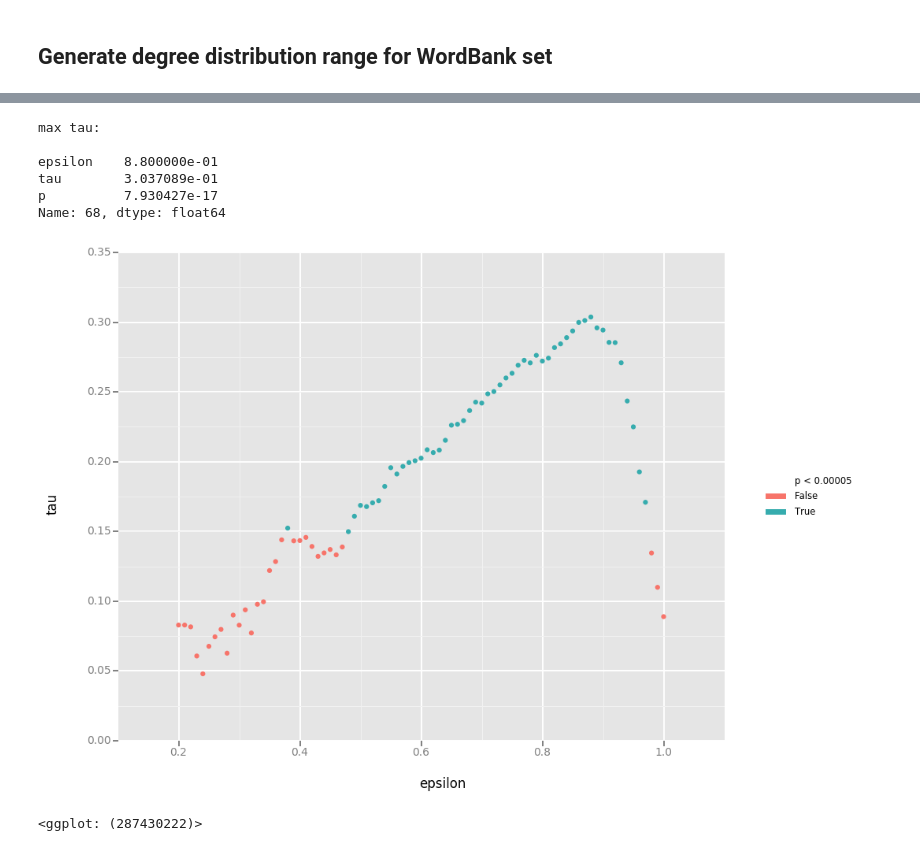
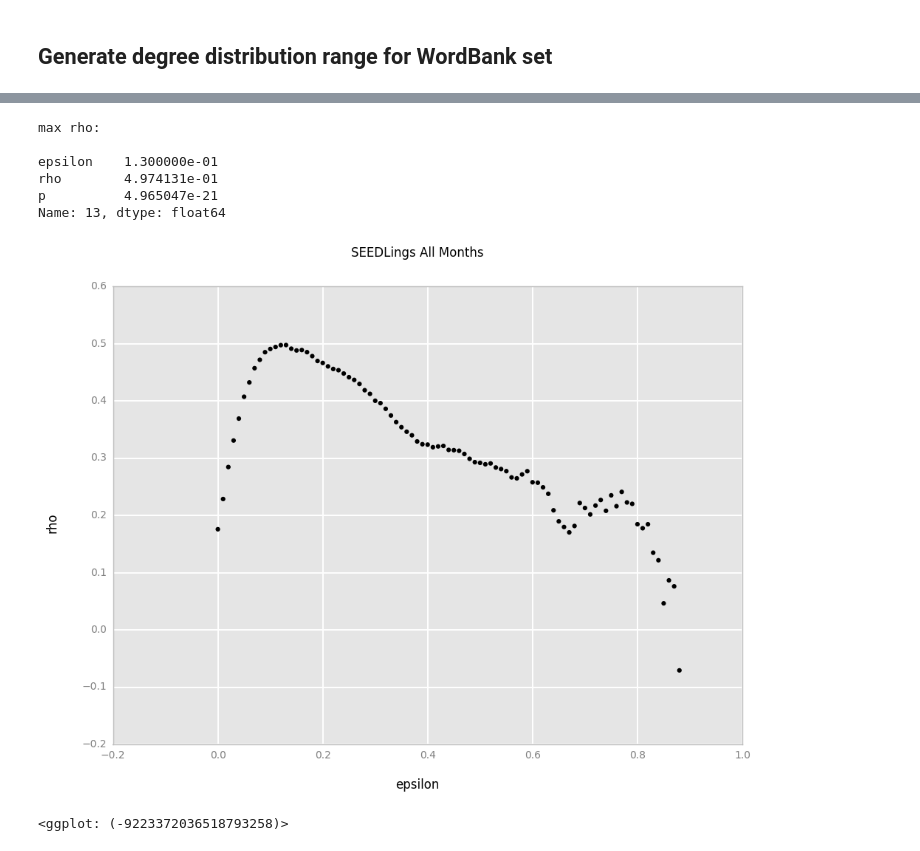
Before and after one commit to BergelsonLab/semspace, a Jupyter notebook: word_learning.ipynb, the cells around one changed output, grey strips where cells are left out. Cells and saved outputs as stored; diff of their text form; code cells hidden in the pictures.

```diff
--- a/word_learning.ipynb
+++ b/word_learning.ipynb
@@ -22,18 +24,10 @@ def range_degree_merge_wb(graph_dir, wordbank_csv):
                 deg_dists.append((G.epsilon, deg_dist))
     return deg_dists
 # %%
-def kendall_dist_range(degree_dists):
-    df = pd.DataFrame(columns=['epsilon', 'tau', 'p'])
+def spearman_dist_range(wordset, degree_dists, month):
+    df = pd.DataFrame(columns=['wordset', 'epsilon', 'rho', 'p', 'cdi_month'])
     for pair in degree_dists:
-        tau, p = stats.kendalltau(pair[1]['degree'], pair[1]['16'])
-        entry = pd.DataFrame([[pair[0], tau, p]], columns=['epsilon', 'tau', 'p'])
+        rho, p = stats.spearmanr(pair[1]['degree'], pair[1][month])
+        entry = pd.DataFrame([[wordset, pair[0], rho, p, month]], columns=['wordset', 'epsilon', 'rho', 'p', 'cdi_month'])
         df = df.append(entry, ignore_index=True)
     return df
-# %%
-def spearman_dist_range(degree_dists):
-    df = pd.DataFrame(columns=['epsilon', 'rho', 'p'])
-    for pair in degree_dists:
-        rho, p = stats.spearmanr(pair[1]['degree'], pair[1]['16'])
-        entry = pd.DataFrame([[pair[0], rho, p]], columns=['epsilon', 'rho', 'p'])
-        df = df.append(entry, ignore_index=True)
-    return df
@@ -44,0 +69,12 @@ degree_dists = range_degree_merge_wb(graph_dir='/Volumes/babylab_data/semspace_o
+# %%
+degree_dists_6mo = range_degree_merge_wb(graph_dir='/Volumes/Lexar/semspace_output/seedlings_6mo_no_CHI',
+                                         wordbank_csv='data/wordbank_english.csv')
+
+degree_dists_1617mo = range_degree_merge_wb(graph_dir='/Volumes/Lexar/semspace_output/seedlings_1617mo_no_CHI',
+                                            wordbank_csv='data/wordbank_english.csv')
+
+degree_dists_all = range_degree_merge_wb(graph_dir='/Volumes/Lexar/semspace_output/seedlings_all_no_CHI',
+                                         wordbank_csv='data/wordbank_english.csv')
+
+wb_degree_dist = range_degree_merge_wb(graph_dir='/Volumes/Lexar/semspace_output/wordbank',
+                                       wordbank_csv='data/wordbank_english.csv')
@@ -87,14 +280,25 @@ spearman_wb_df = spearman_dist_range(wb_degree_dist)
+# %%
+%%capture
+spearman_df = spearman_dist_range(degree_dists_all, '23')
+
+spearman_df.to_csv('output/edges_vs_cdi_23_seedlings_all.csv', index=False)
 # %%
-print("max tau: \n\n{}".format(kendall_wb_df.loc[kendall_wb_df.tau.idxmax()]))
+print("max rho: \n\n{}".format(spearman_df.loc[spearman_df.rho.idxmax()]))
 
-ggplot(kendall_wb_df, aes(x='epsilon', y='tau', color='p < 0.00005'))+\
-    geom_point()
+p = ggplot(spearman_df, aes(x='epsilon', y='rho'))+\
+    theme(axis_title=element_text(color='orange')) +\
+    geom_point()+\
+    ggtitle('SEEDLings All Months')
+
+
+p.save('graphs/edges_vs_cdi_23_seedlings_all.png')
+p
 # %% [output]
-max tau:
+max rho:
 
-epsilon    8.800000e-01
-tau        3.037089e-01
-p          7.930427e-17
-Name: 68, dtype: float64
+epsilon    1.300000e-01
+rho        4.974131e-01
+p          4.965047e-21
+Name: 13, dtype: float64
-[figure, old version]
+[figure, new version]
-<ggplot: (287430222)>
+<ggplot: (-9223372036518793258)>
```
Also changed, not shown: parts of 44 cells of this notebook, 10 other files.
